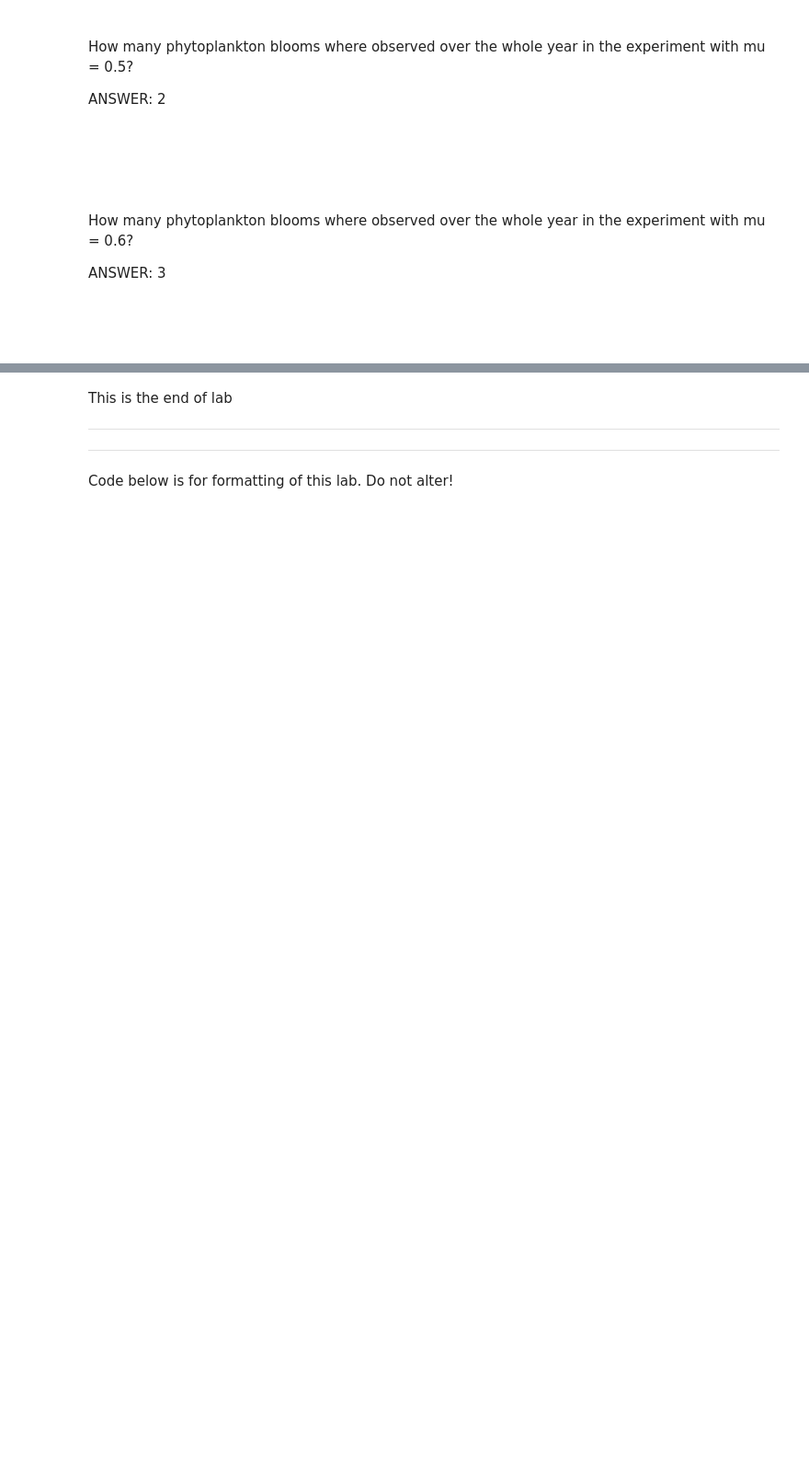
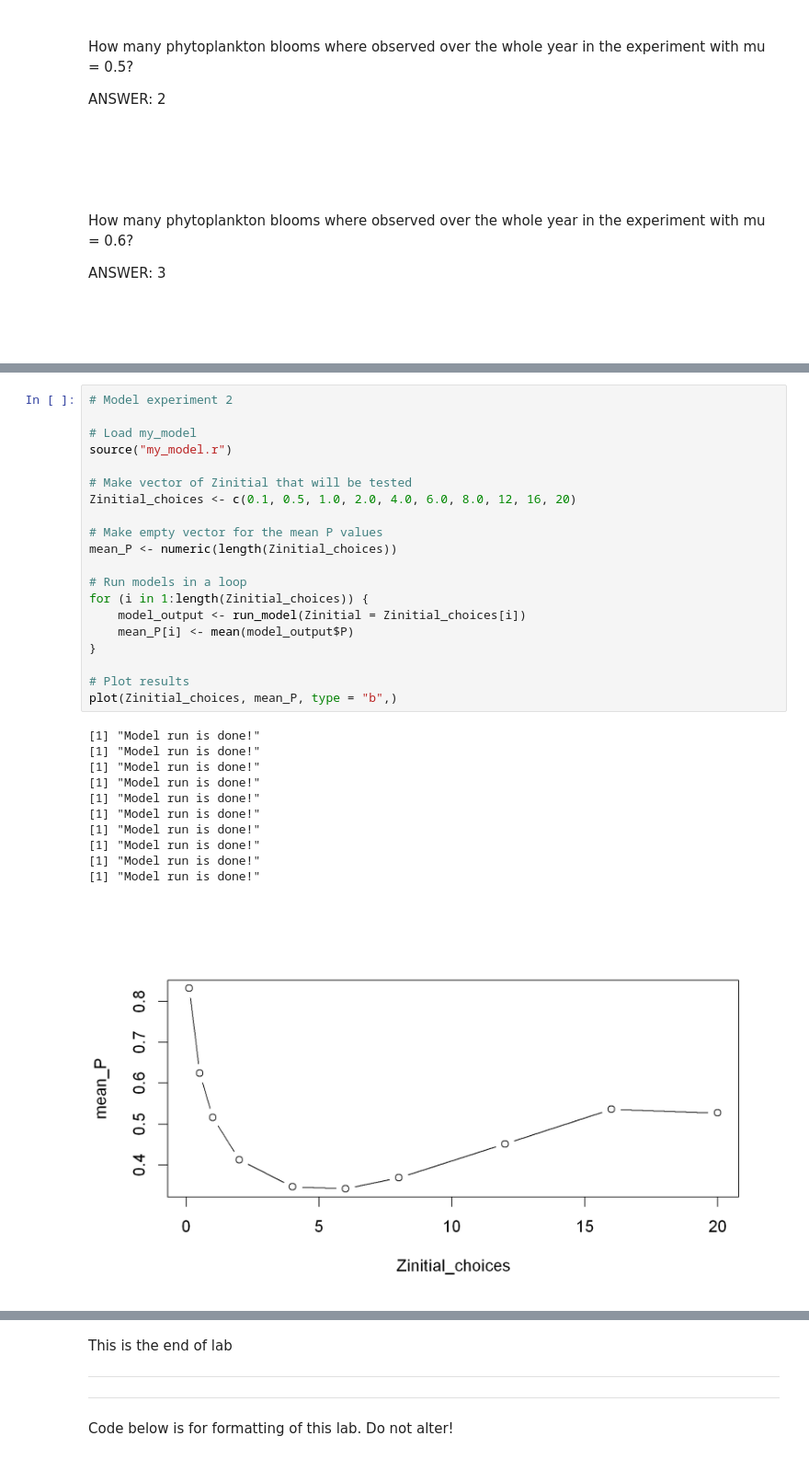
Before and after one commit to Diego-Ibarra/biol3782, a Jupyter notebook: week7/Flow_control_and_Functions_Explained.ipynb, the cells around one changed output, grey strips where cells are left out. Shown: that part at 92% size. Cells and saved outputs as stored; diff of their text form; blank space fills up the shorter version.

```diff
--- a/week7/Flow_control_and_Functions_Explained.ipynb
+++ b/week7/Flow_control_and_Functions_Explained.ipynb
@@ -1740,0 +1948,32 @@ ANSWER: 3
+# %%
+# Model experiment 2
+
+# Load my_model
+source("my_model.r")
+
+# Make vector of Zinitial that will be tested
+Zinitial_choices <- c(0.1, 0.5, 1.0, 2.0, 4.0, 6.0, 8.0, 12, 16, 20)
+
+# Make empty vector for the mean P values
+mean_P <- numeric(length(Zinitial_choices))
+
+# Run models in a loop
+for (i in 1:length(Zinitial_choices)) {
+    model_output <- run_model(Zinitial = Zinitial_choices[i])
+    mean_P[i] <- mean(model_output$P)
+}
+
+# Plot results
+plot(Zinitial_choices, mean_P, type = "b",)
+# %% [output]
+[1] "Model run is done!"
+[1] "Model run is done!"
+[1] "Model run is done!"
+[1] "Model run is done!"
+[1] "Model run is done!"
+[1] "Model run is done!"
+[1] "Model run is done!"
+[1] "Model run is done!"
+[1] "Model run is done!"
+[1] "Model run is done!"
+[figure, added]
```
Also changed, not shown: parts of 33 cells of this notebook, 1 other file.
